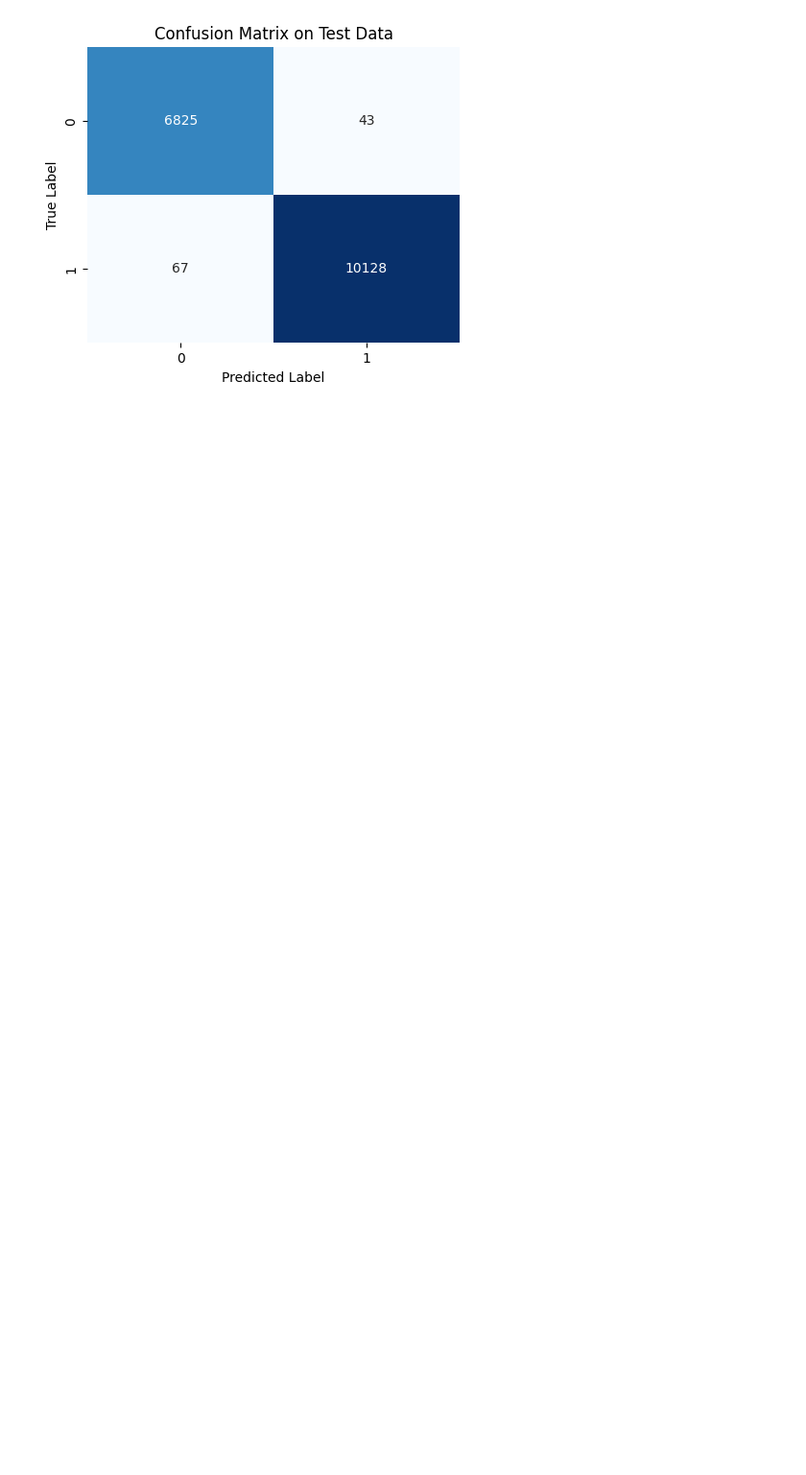
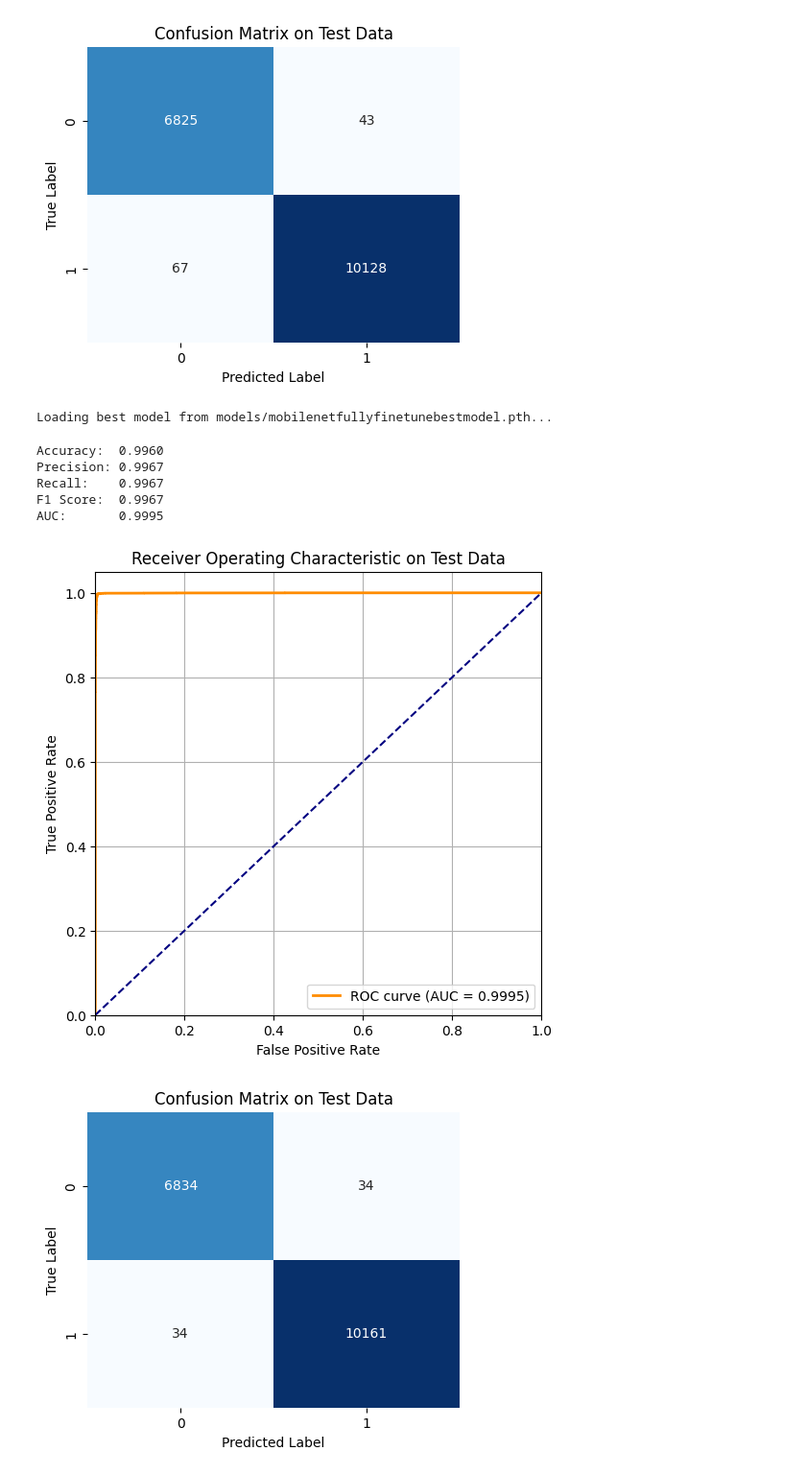
Before and after one commit to furkan-uzmez/NIHChestXrays, a Jupyter notebook: mobilenet/mobilenet.ipynb, the cells around one changed output. Shown at 96% size. Drawn from its saved outputs; the diff is of its cells as text; code cells hidden in the pictures; blank space fills up the shorter version.

Commit message:
refactor: add test_accuracy to every notebook

```diff
--- a/mobilenet/mobilenet.ipynb
+++ b/mobilenet/mobilenet.ipynb
@@ -139,3 +140,20 @@ F1 Score:  0.9946
 AUC:       0.9994
 [figure]
 [figure]
+# %%
+# Load the best model and evaluate
+if os.path.exists(SAVE_PATH):
+    print(f"Loading best model from {SAVE_PATH}...")
+    model.load_state_dict(torch.load(SAVE_PATH))
+    eval_on_metrics(model, test_dataloader)
+else:
+    print(f"Model file not found at {SAVE_PATH}")
+# %% [output]
+Loading best model from models/mobilenetfullyfinetunebestmodel.pth...
+Accuracy:  0.9960
+Precision: 0.9967
+Recall:    0.9967
+F1 Score:  0.9967
+AUC:       0.9995
+[figure, added]
+[figure, added]
```
Also changed, not shown: parts of 1 cell of this notebook, 13 other files.
